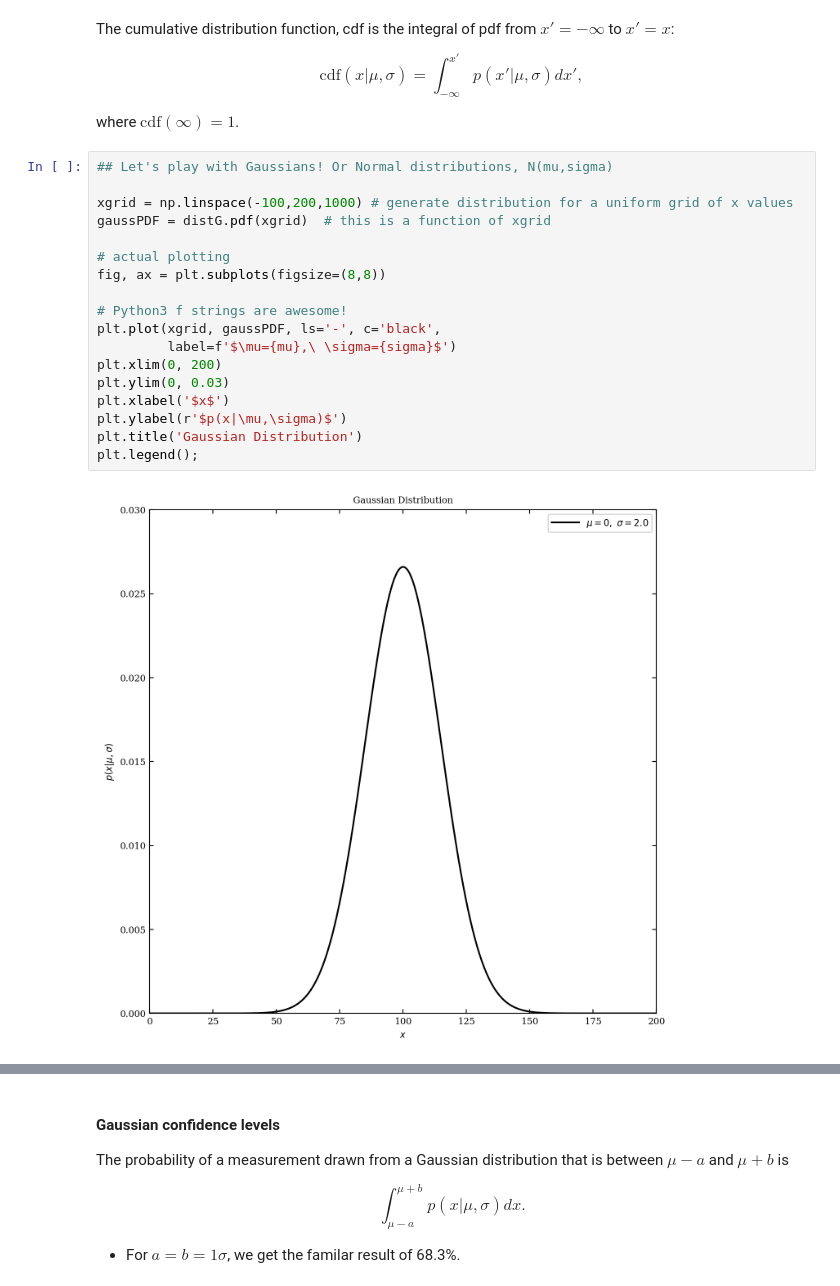
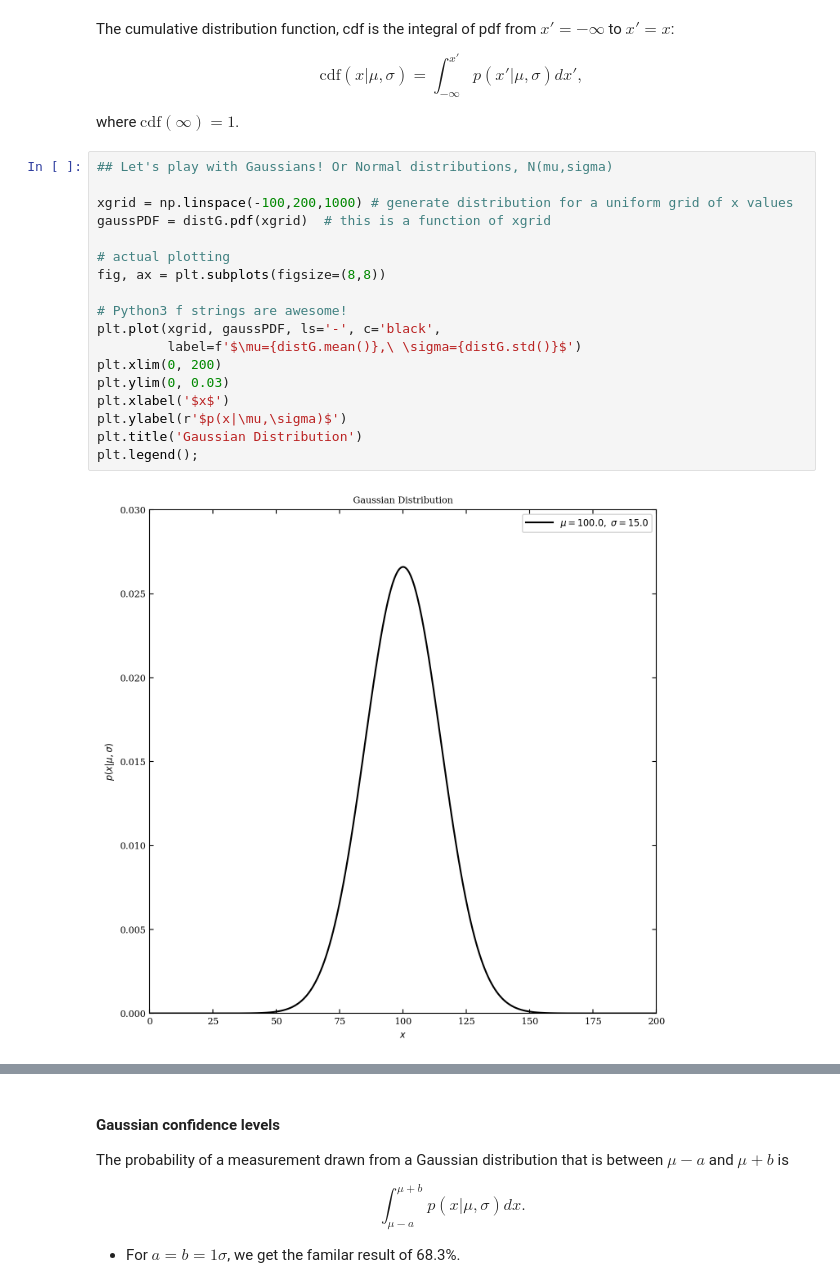
Before and after one commit to M-Bianchi/astrostatistics_bicocca_2024, a Jupyter notebook: lectures/L03_probability.ipynb, the cells around one changed output, grey strips where cells are left out. Cells and saved outputs as stored; diff of their text form.

```diff
--- a/lectures/L03_probability.ipynb
+++ b/lectures/L03_probability.ipynb
@@ -647,23 +647,23 @@ where $\mathrm{cdf}(\infty) = 1$.
 # %%
 ## Let's play with Gaussians! Or Normal distributions, N(mu,sigma)
 
 xgrid = np.linspace(-100,200,1000) # generate distribution for a uniform grid of x values
 gaussPDF = distG.pdf(xgrid)  # this is a function of xgrid
 
 # actual plotting
 fig, ax = plt.subplots(figsize=(8,8))
 
 # Python3 f strings are awesome!
 plt.plot(xgrid, gaussPDF, ls='-', c='black',
-         label=f'$\mu={mu},\ \sigma={sigma}$')
+         label=f'$\mu={distG.mean()},\ \sigma={distG.std()}$')
 plt.xlim(0, 200)
 plt.ylim(0, 0.03)
 plt.xlabel('$x$')
 plt.ylabel(r'$p(x|\mu,\sigma)$')
 plt.title('Gaussian Distribution')
 plt.legend();
 # %% [output]
-[figure, old version]
+[figure, new version]
 # %%
 # The same as above but now with the cdf method
 gaussCDF = distG.cdf(xgrid)
```
Also changed, not shown: parts of 8 cells of this notebook.
